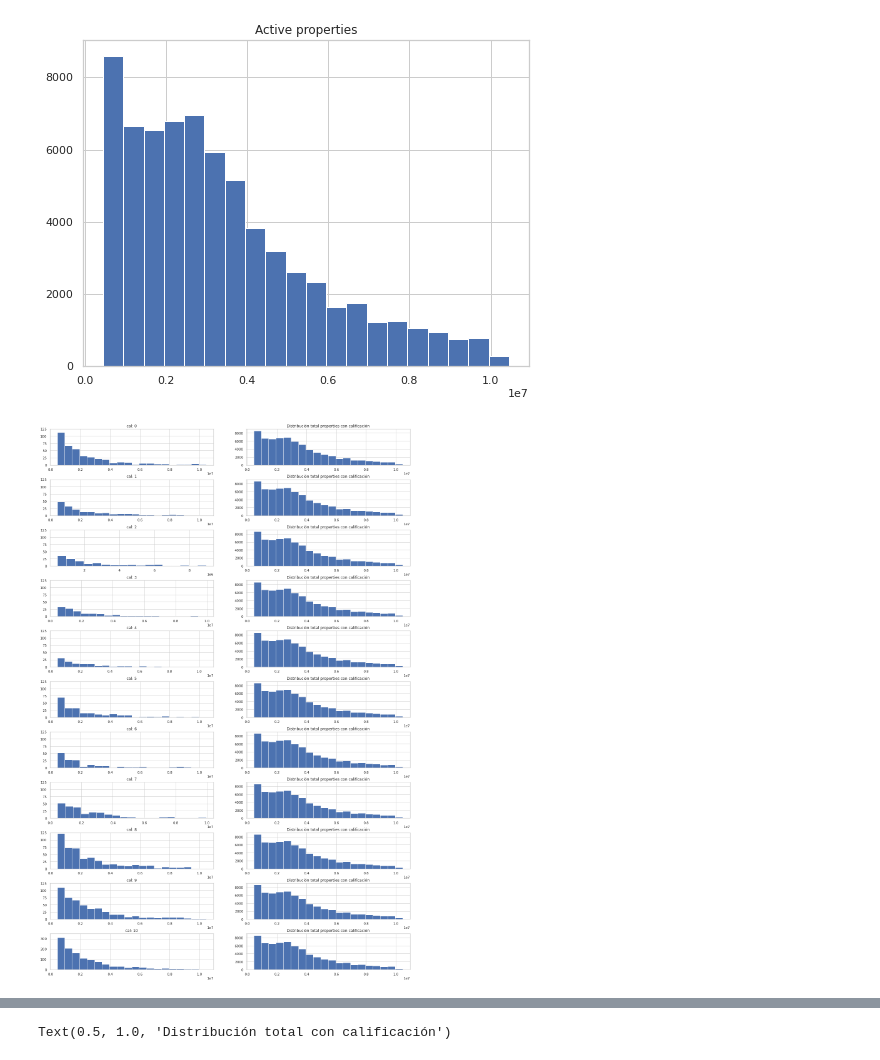
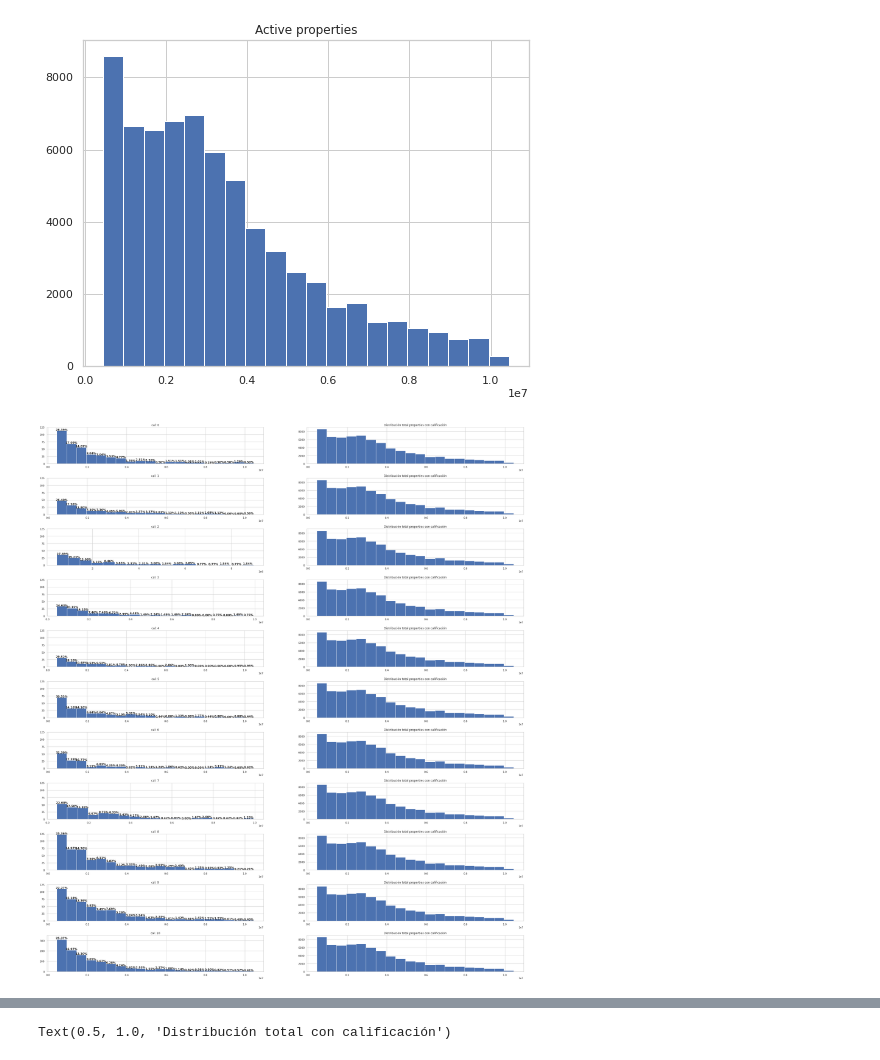
Before and after one commit to bitshoroscope/advent, a Jupyter notebook: vwo_analysis_inline.ipynb, the cells around one changed output, grey strips where cells are left out. Cells and saved outputs as stored; diff of their text form; code cells hidden in the pictures.

```diff
--- a/vwo_analysis_inline.ipynb
+++ b/vwo_analysis_inline.ipynb
@@ -51,26 +43,39 @@ plt.title(f'Active properties')
 Text(0.5, 1.0, 'Active properties')
 [figure]
 # %%
-fig, axs = plt.subplots(11, 2, figsize=(20, 30))
+fig, axs = plt.subplots(11, 2, figsize=(35,40))
 plt.subplots_adjust(left=0.1,
                     bottom=0.1,
                     right=0.9,
                     top=0.9,
                     wspace=0.2,
                     hspace=0.4)
 
 for cal in range(11):
   filtered = df.loc[(df['score_quality'] == cal) & (df['sale_price'] >= 450000) & (df['sale_price'] <= 10000000)]
   ten = filtered['sale_price']
   axs[cal,0].set_ylim([0,125])
   if cal == 10:
     axs[cal,0].set_ylim([0,350])
-  axs[cal, 0].hist(ten, bins=np.arange(min(ten), max(ten) + bin_size, bin_size), range=[6.5, 12.5])
+  values, bins, bars = axs[cal, 0].hist(ten, bins=np.arange(min(ten), max(ten) + bin_size, bin_size), range=[6.5, 12.5])
   axs[cal, 0].title.set_text(f'cal: {cal}')
+  i=0
+  for p in bars:
+    width = p.get_width()
+    height = p.get_height()
+    x, y = p.get_xy()
+
+    axs[cal, 0].text(x+width/2,
+             y+height*1.01,
+             "{0:.2f}%".format(height/ten.size*100),
+             #height,
+             ha='center',
+             weight='bold')
+    i += 1
   axs[cal, 1].hist(total, bins=np.arange(min(total), max(total) + bin_size, bin_size))
   axs[cal, 1].title.set_text(f'Distribución total properties con calificación')
 # %% [output]
-[figure, old version]
+[figure, new version]
 # %%
 pd.set_option('display.float_format', lambda x: '%.5f' % x)
 
```
Also changed, not shown: parts of 7 cells of this notebook.
